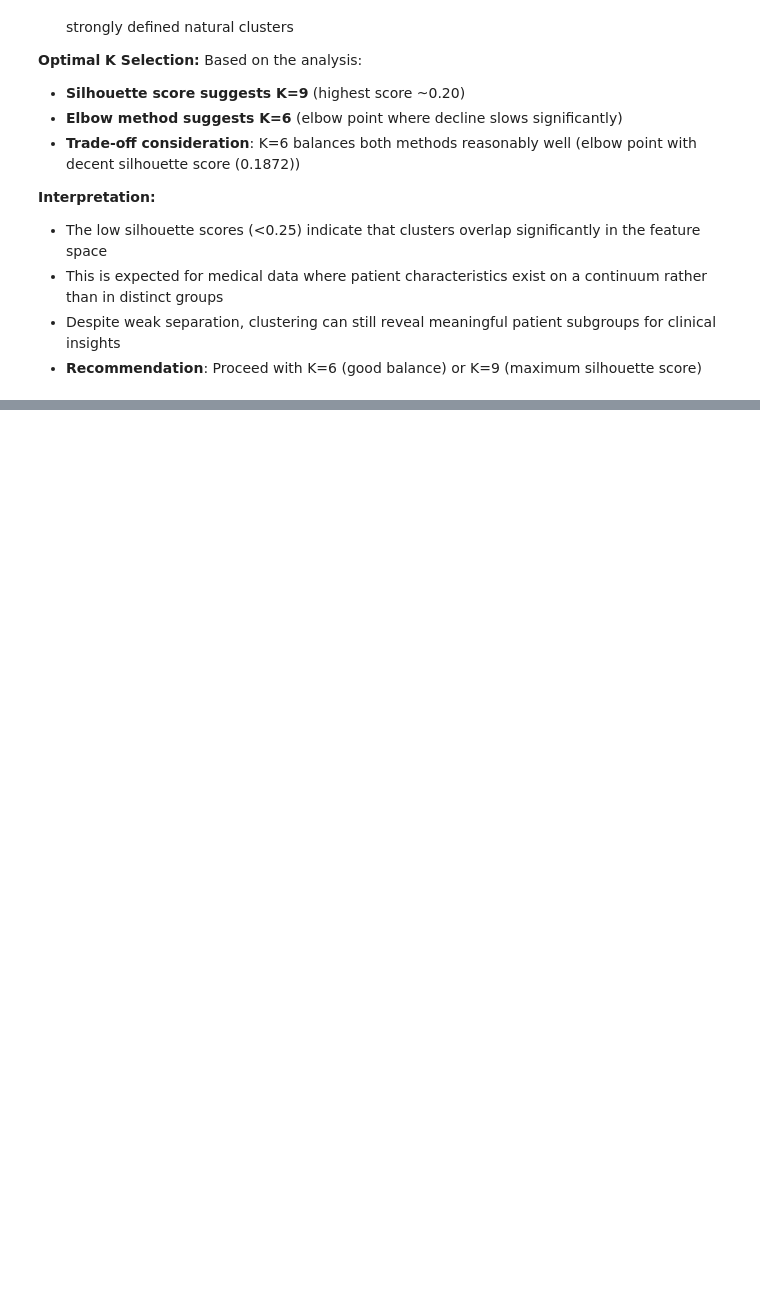
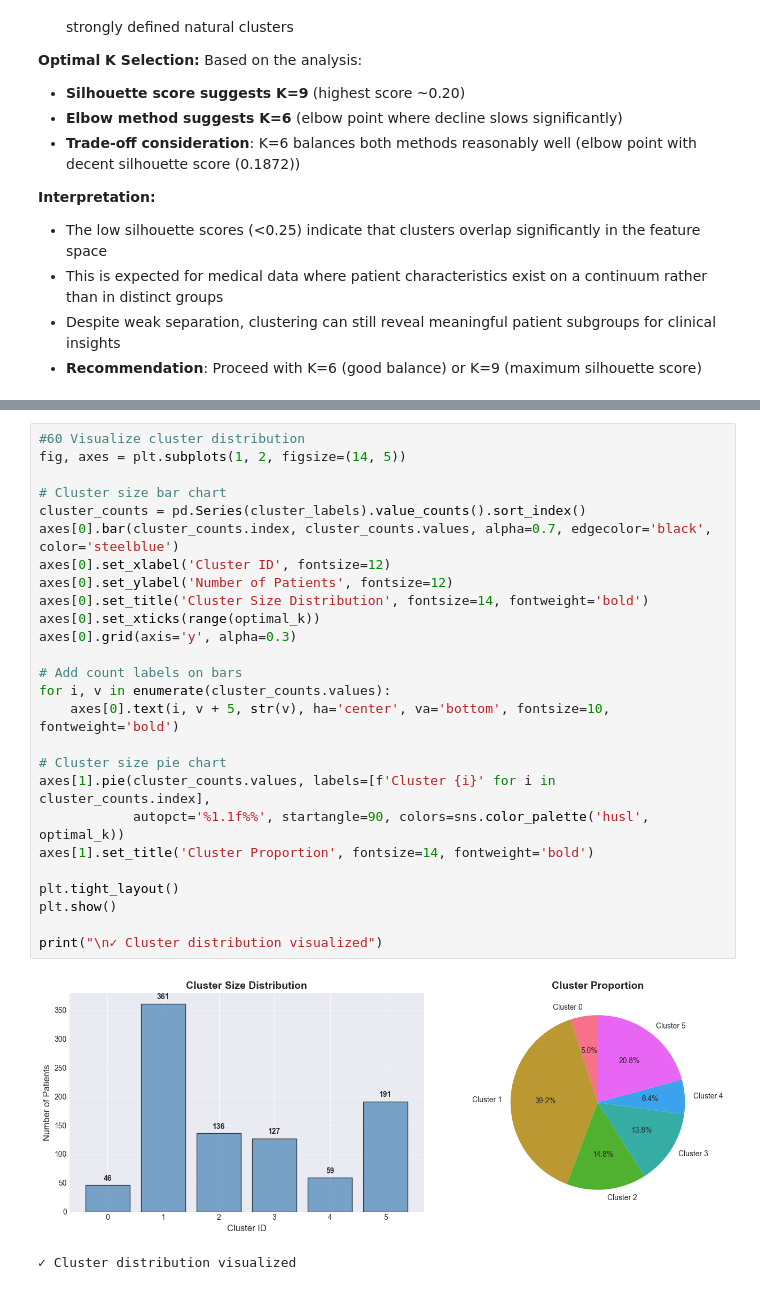
Before and after one commit to davidgit3000/Heart-Disease-Analysis-K-means-, a Jupyter notebook: heart_disease_clustering.ipynb, the cells around one changed output, grey strips where cells are left out. Drawn from its saved outputs; the diff is of its cells as text; blank space fills up the shorter version.

```diff
--- a/heart_disease_clustering.ipynb
+++ b/heart_disease_clustering.ipynb
@@ -1260,0 +1362,29 @@ Based on the analysis:
+# %%
+#60 Visualize cluster distribution
+fig, axes = plt.subplots(1, 2, figsize=(14, 5))
+
+# Cluster size bar chart
+cluster_counts = pd.Series(cluster_labels).value_counts().sort_index()
+axes[0].bar(cluster_counts.index, cluster_counts.values, alpha=0.7, edgecolor='black', color='steelblue')
+axes[0].set_xlabel('Cluster ID', fontsize=12)
+axes[0].set_ylabel('Number of Patients', fontsize=12)
+axes[0].set_title('Cluster Size Distribution', fontsize=14, fontweight='bold')
+axes[0].set_xticks(range(optimal_k))
+axes[0].grid(axis='y', alpha=0.3)
+
+# Add count labels on bars
+for i, v in enumerate(cluster_counts.values):
+    axes[0].text(i, v + 5, str(v), ha='center', va='bottom', fontsize=10, fontweight='bold')
+
+# Cluster size pie chart
+axes[1].pie(cluster_counts.values, labels=[f'Cluster {i}' for i in cluster_counts.index],
+            autopct='%1.1f%%', startangle=90, colors=sns.color_palette('husl', optimal_k))
+axes[1].set_title('Cluster Proportion', fontsize=14, fontweight='bold')
+
+plt.tight_layout()
+plt.show()
+
+print("\n✓ Cluster distribution visualized")
+# %% [output]
+[figure, added]
+✓ Cluster distribution visualized
```
Also changed, not shown: parts of 11 cells of this notebook.
